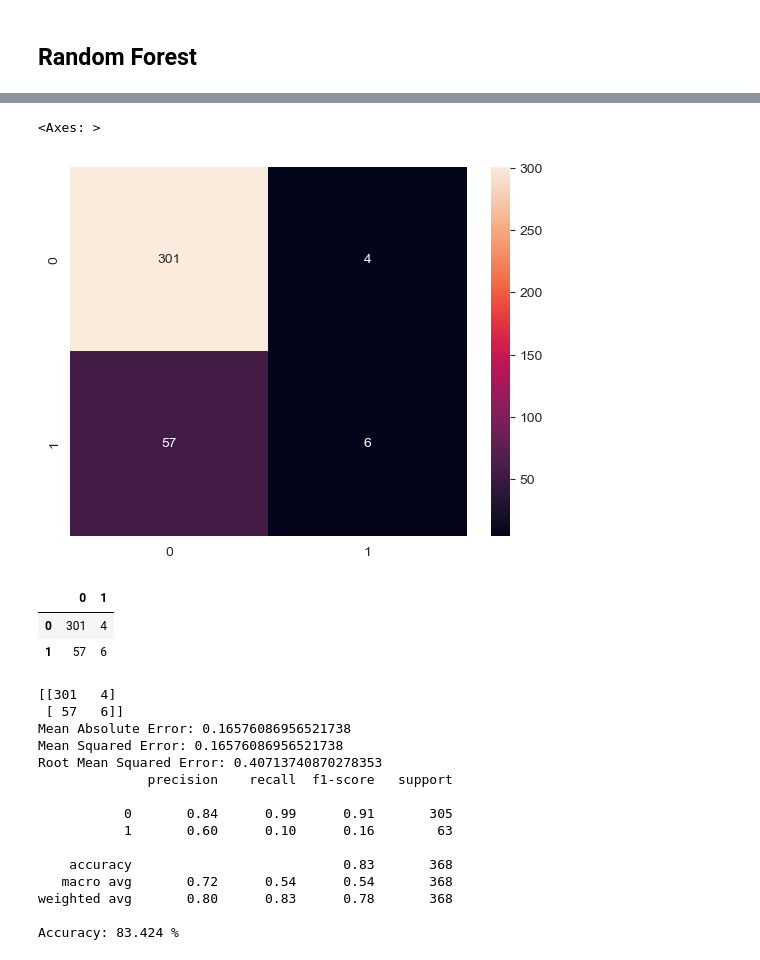
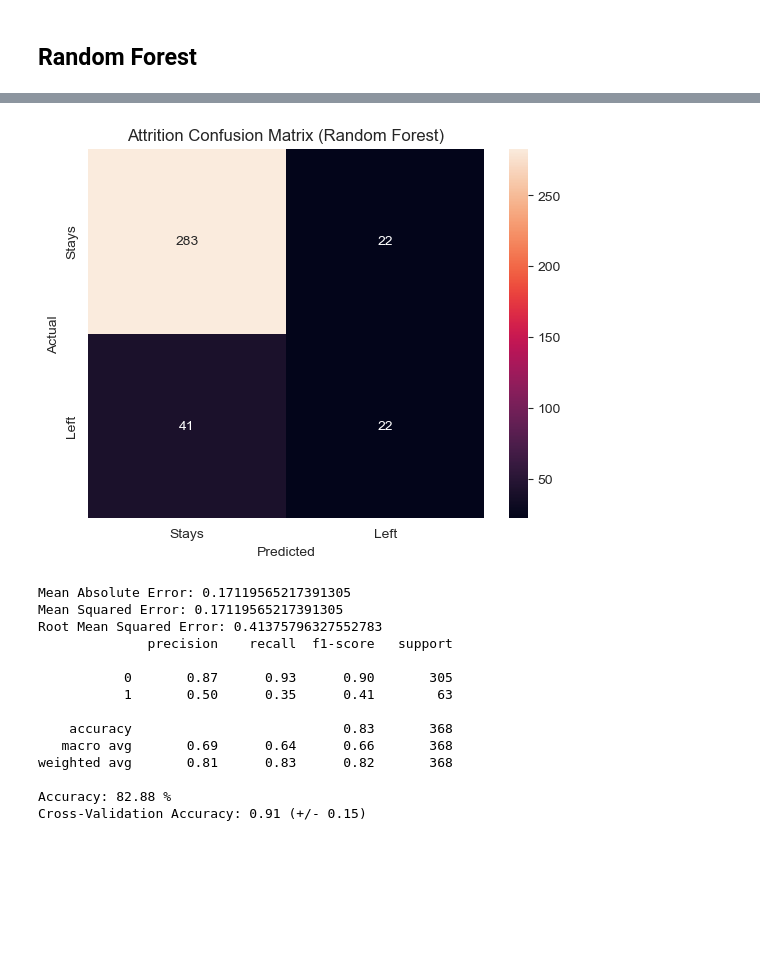
Before and after one commit to JayyyOlden/AMLDM, a Jupyter notebook: 2006184.ipynb, the cells around one changed output, grey strips where cells are left out. Drawn from its saved outputs; the diff is of its cells as text; code cells hidden in the pictures; blank space fills up the shorter version.

```diff
--- a/2006184.ipynb
+++ b/2006184.ipynb
@@ -805,0 +1012,12 @@ X_test  = sc.fit_transform(X_test)
+# %%
+k_range = range(1, 10)
+
+scores = []
+
+for k in k_range:
+    knn = KNeighborsClassifier(n_neighbors=k)
+    knn.fit(x_train, y_train)
+    y_pred = knn.predict(x_test)
+    scores.append(metrics.accuracy_score(y_test, y_pred))
+
+print(scores)
@@ -809,0 +1038,13 @@ RF = RandomForestClassifier(n_estimators = 10, criterion = 'entropy', random_sta
+# %%
+param_grid = {
+    'n_estimators': [50, 100, 150, 200, 250, 300]
+}
+
+RF = RandomForestClassifier(criterion='entropy', random_state=5)
+
+grid_search = GridSearchCV(estimator=RF, param_grid=param_grid, cv=5, scoring='accuracy')
+
+grid_search.fit(x_train, y_train)
+
+print("Best n_estimators:", grid_search.best_params_['n_estimators'])
+print("Best accuracy:", grid_search.best_score_)
@@ -810,3 +1054,4 @@ RF = RandomForestClassifier(n_estimators = 10, criterion = 'entropy', random_sta
 # %%
-RF.fit(X_train,y_train)
+RF = RandomForestClassifier(n_estimators=250, criterion='entropy', random_state=5)
+RF.fit(x_train,y_train)
 # %% [output]
@@ -814,4 +1059,4 @@ RandomForestClassifier(criterion='entropy', n_estimators=10, random_state=5)
 # %%
-y_pred=RF.predict(X_test)
+y_pred=RF.predict(x_test)
 y_pred
 # %% [output]
@@ -841,36 +1086,35 @@ array([[301,   4],
 # %%
 sns.heatmap(cm, annot=True, fmt='d')
+plt.title('Attrition Confusion Matrix (Random Forest)')
+plt.xlabel('Predicted')
+plt.ylabel('Actual')
+plt.xticks([0.5, 1.5], ['Stays', 'Left'])
+plt.yticks([0.5, 1.5], ['Stays', 'Left'])
+
+plt.show()
 # %% [output]
-<Axes: >
-[figure, old version]
+[figure, new version]
-# %%
-unique_label = np.unique([y_test, y_pred])
-cm=confusion_matrix(y_test, y_pred, labels=unique_label )
-pd.DataFrame(cm,  columns=unique_label)
-# %% [output]
-|  | 0 | 1 |
-| 0 | 301 | 4 |
-| 1 | 57 | 6 |
 # %%
-print(confusion_matrix(y_test, y_pred))
+scores = cross_val_score(RF, x_train, y_train, cv=10)
+
 print('Mean Absolute Error:', metrics.mean_absolute_error(y_test, y_pred))
 print('Mean Squared Error:', metrics.mean_squared_error(y_test, y_pred))
 print('Root Mean Squared Error:', np.sqrt(metrics.mean_squared_error(y_test, y_pred)))
 print(classification_report(y_test, y_pred))
 print("Accuracy:", round(100 * accuracy_score(y_test, y_pred), 3), "%")
+print("Cross-Validation Accuracy: %0.2f (+/- %0.2f)" % (scores.mean(), scores.std() * 2))
 # %% [output]
-[[301   4]
- [ 57   6]]
-Mean Absolute Error: 0.16576086956521738
-Mean Squared Error: 0.16576086956521738
-Root Mean Squared Error: 0.40713740870278353
+Mean Absolute Error: 0.17119565217391305
+Mean Squared Error: 0.17119565217391305
+Root Mean Squared Error: 0.41375796327552783
               precision    recall  f1-score   support
 
-           0       0.84      0.99      0.91       305
-           1       0.60      0.10      0.16        63
+           0       0.87      0.93      0.90       305
+           1       0.50      0.35      0.41        63
 
     accuracy                           0.83       368
-   macro avg       0.72      0.54      0.54       368
-weighted avg       0.80      0.83      0.78       368
+   macro avg       0.69      0.64      0.66       368
+weighted avg       0.81      0.83      0.82       368
 
-Accuracy: 83.424 %
+Accuracy: 82.88 %
+Cross-Validation Accuracy: 0.91 (+/- 0.15)
```
Also changed, not shown: parts of 53 cells of this notebook, 16 other files.
